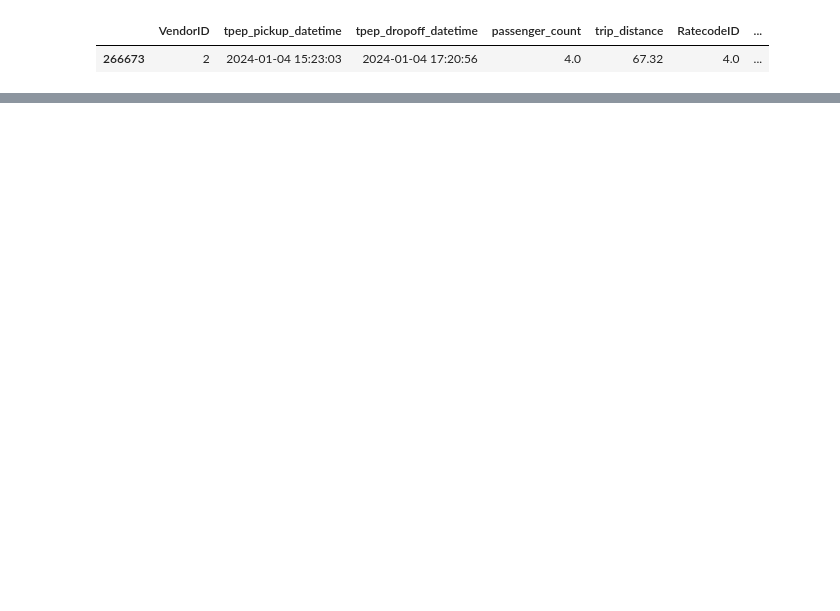
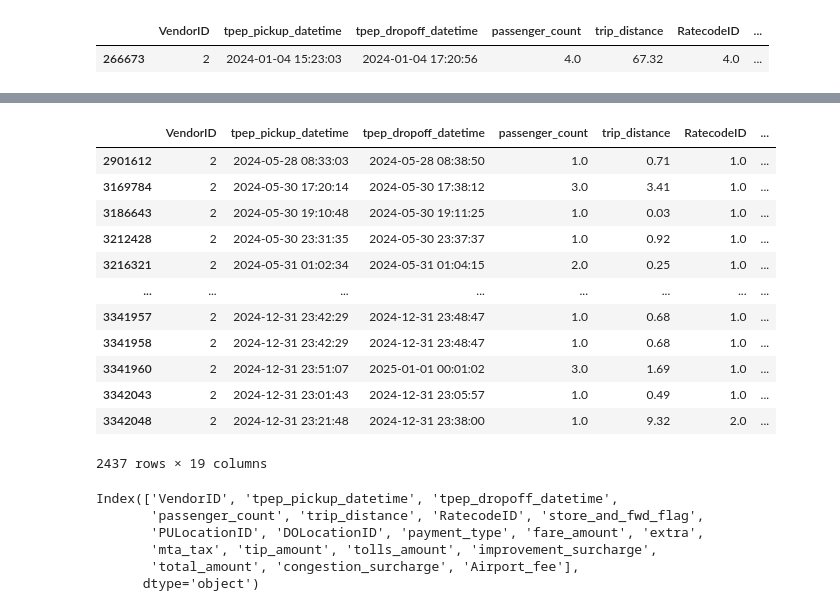
Before and after one commit to Krinnik/ny_ride_fair_optimization, a Jupyter notebook: nik_folder/niks_workspace.ipynb, the cells around one changed output, grey strips where cells are left out. Saved outputs shown, nothing was run; the diff lists cells and outputs as text; code cells hidden in the pictures; blank space fills up the shorter version.

```diff
--- a/nik_folder/niks_workspace.ipynb
+++ b/nik_folder/niks_workspace.ipynb
@@ -735,0 +858,25 @@ ny_taxi_2024_df[ny_taxi_2024_df['trip_distance'] > 1.10]
+# %%
+ny_taxi_2024_df[ny_taxi_2024_df['payment_type'] == 4]
+# %% [output]
+|  | VendorID | tpep_pickup_datetime | tpep_dropoff_datetime | passenger_count | trip_distance | RatecodeID | ... |
+| 2901612 | 2 | 2024-05-28 08:33:03 | 2024-05-28 08:38:50 | 1.0 | 0.71 | 1.0 | ... |
+| 3169784 | 2 | 2024-05-30 17:20:14 | 2024-05-30 17:38:12 | 3.0 | 3.41 | 1.0 | ... |
+| 3186643 | 2 | 2024-05-30 19:10:48 | 2024-05-30 19:11:25 | 1.0 | 0.03 | 1.0 | ... |
+| 3212428 | 2 | 2024-05-30 23:31:35 | 2024-05-30 23:37:37 | 1.0 | 0.92 | 1.0 | ... |
+| 3216321 | 2 | 2024-05-31 01:02:34 | 2024-05-31 01:04:15 | 2.0 | 0.25 | 1.0 | ... |
+| ... | ... | ... | ... | ... | ... | ... | ... |
+| 3341957 | 2 | 2024-12-31 23:42:29 | 2024-12-31 23:48:47 | 1.0 | 0.68 | 1.0 | ... |
+| 3341958 | 2 | 2024-12-31 23:42:29 | 2024-12-31 23:48:47 | 1.0 | 0.68 | 1.0 | ... |
+| 3341960 | 2 | 2024-12-31 23:51:07 | 2025-01-01 00:01:02 | 3.0 | 1.69 | 1.0 | ... |
+| 3342043 | 2 | 2024-12-31 23:01:43 | 2024-12-31 23:05:57 | 1.0 | 0.49 | 1.0 | ... |
+| 3342048 | 2 | 2024-12-31 23:21:48 | 2024-12-31 23:38:00 | 1.0 | 9.32 | 2.0 | ... |
+2437 rows × 19 columns
+# %%
+ny_taxi_2024_df.columns
+# %% [output]
+Index(['VendorID', 'tpep_pickup_datetime', 'tpep_dropoff_datetime',
+       'passenger_count', 'trip_distance', 'RatecodeID', 'store_and_fwd_flag',
+       'PULocationID', 'DOLocationID', 'payment_type', 'fare_amount', 'extra',
+       'mta_tax', 'tip_amount', 'tolls_amount', 'improvement_surcharge',
+       'total_amount', 'congestion_surcharge', 'Airport_fee'],
+      dtype='object')
```
Also changed, not shown: parts of 17 cells of this notebook, 1 other file.
